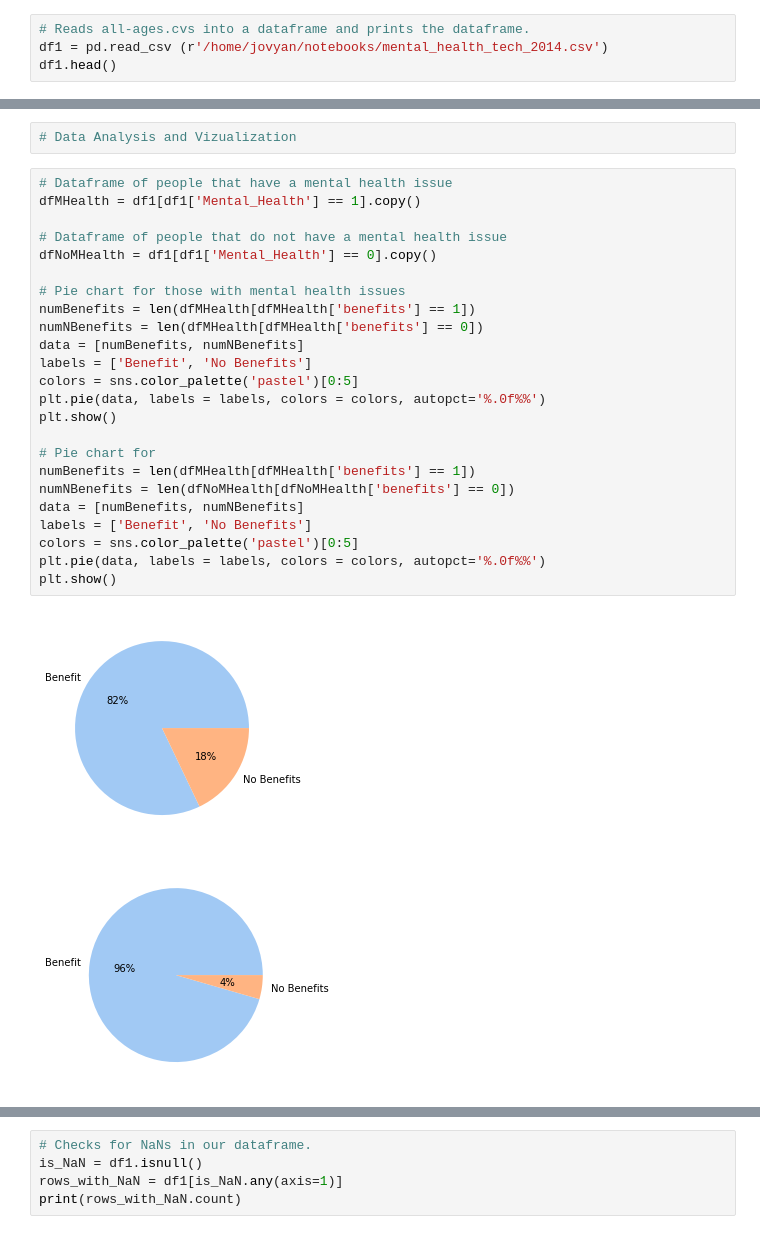
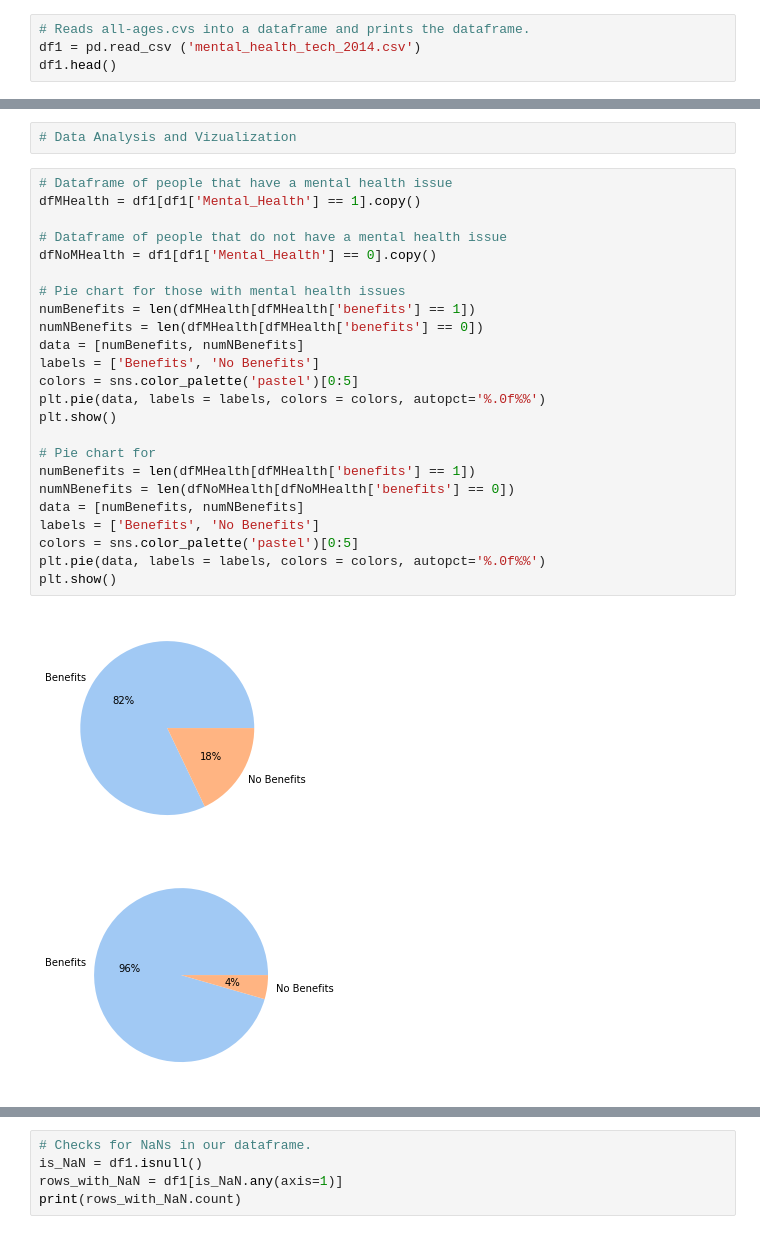
Before and after one commit to pearl6527/hackduke2021, a Jupyter notebook: Mental Health Analysis.ipynb, the cells around one changed output, grey strips where cells are left out. Saved outputs shown, nothing was run; the diff lists cells and outputs as text.

```diff
--- a/Mental Health Analysis.ipynb
+++ b/Mental Health Analysis.ipynb
@@ -9,7 +9,7 @@ import statsmodels.api as sm
 # Do employers provide enough mental health information in the tech industry?
 # %%
 # Reads all-ages.cvs into a dataframe and prints the dataframe.
-df1 = pd.read_csv (r'/home/jovyan/notebooks/mental_health_tech_2014.csv')
+df1 = pd.read_csv ('mental_health_tech_2014.csv')
 df1.head()
 # %% [output]
 |  | Timestamp | Age | Gender | Country | state | self_employed | family_history | treatment | ... |
@@ -125,27 +125,27 @@ df1.head(20)
 # %%
 # Dataframe of people that have a mental health issue
 dfMHealth = df1[df1['Mental_Health'] == 1].copy()
 
 # Dataframe of people that do not have a mental health issue
 dfNoMHealth = df1[df1['Mental_Health'] == 0].copy()
 
 # Pie chart for those with mental health issues
 numBenefits = len(dfMHealth[dfMHealth['benefits'] == 1])
 numNBenefits = len(dfMHealth[dfMHealth['benefits'] == 0])
 data = [numBenefits, numNBenefits]
-labels = ['Benefit', 'No Benefits']
+labels = ['Benefits', 'No Benefits']
 colors = sns.color_palette('pastel')[0:5]
 plt.pie(data, labels = labels, colors = colors, autopct='%.0f%%')
 plt.show()
 
 # Pie chart for
 numBenefits = len(dfMHealth[dfMHealth['benefits'] == 1])
 numNBenefits = len(dfNoMHealth[dfNoMHealth['benefits'] == 0])
 data = [numBenefits, numNBenefits]
-labels = ['Benefit', 'No Benefits']
+labels = ['Benefits', 'No Benefits']
 colors = sns.color_palette('pastel')[0:5]
 plt.pie(data, labels = labels, colors = colors, autopct='%.0f%%')
 plt.show()
 # %% [output]
-[figure, old version]
+[figure, new version]
-[figure, old version]
+[figure, new version]
```
Also changed, not shown: parts of 2 cells of this notebook, 1 other file.
